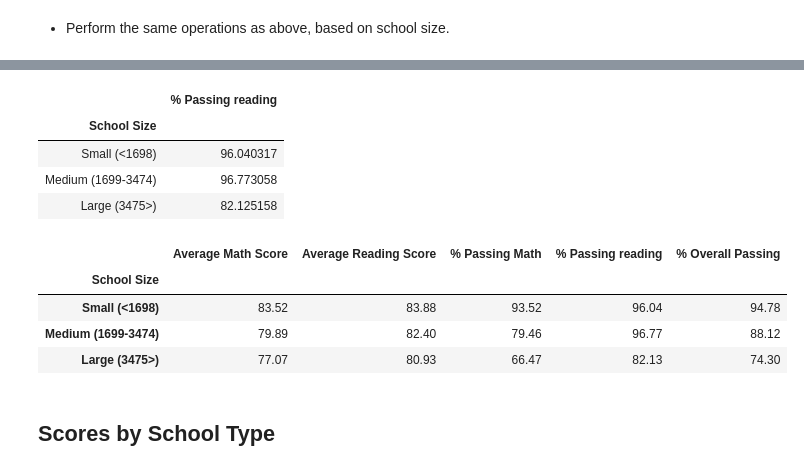
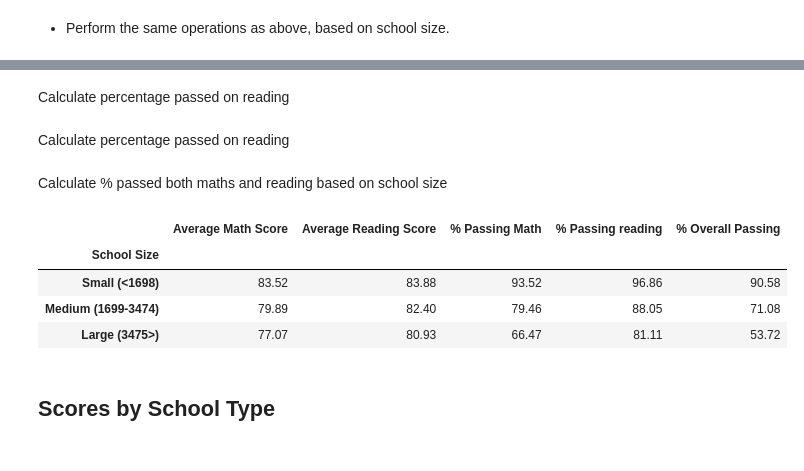
Before and after one commit to amilakanishka/pandas-challenge, a Jupyter notebook: PyCitySchools/PyCitySchools_starter.ipynb, the cells around one changed output, grey strips where cells are left out. Cells and saved outputs as stored; diff of their text form; code cells hidden in the pictures.

Commit message:
Update PyCitySchools_starter.ipynb
updated the overall calculation logic

```diff
--- a/PyCitySchools/PyCitySchools_starter.ipynb
+++ b/PyCitySchools/PyCitySchools_starter.ipynb
@@ -448,46 +397,53 @@ scores_by_size_ranged_df
+# %% [markdown]
+Calculate percentage passed on reading
 # %%
 total_students_maths_series = scores_by_size_grouped_df["math_score"].count()
 student_maths_passed_df = scores_by_size_df.loc[scores_by_size_df.math_score >= 70].groupby(["School Size"]).count()
 math_passed_series = student_maths_passed_df["math_score"]
 math_percentage_ranged_df = pd.DataFrame((math_passed_series/total_students_maths_series)*100)
 math_percentage_ranged_df = math_percentage_ranged_df.rename(columns={"math_score":"% Passing Math"})
+# %% [markdown]
+Calculate percentage passed on reading
 # %%
 total_students_reading_series = scores_by_size_grouped_df["reading_score"].count()
 student_readings_passed_df = scores_by_size_df.loc[scores_by_size_df.reading_score >= 70].groupby(["School Size"]).count()
 reading_passed_series = student_readings_passed_df["reading_score"]
 reading_percentage_ranged_df = pd.DataFrame((reading_passed_series/total_students_reading_series)*100)
 reading_percentage_ranged_df = reading_percentage_ranged_df.rename(columns={"reading_score":"% Passing reading"})
-reading_percentage_ranged_df
-# %% [output]
-|  | % Passing reading |
-| School Size |  |
-| Small (<1698) | 96.040317 |
-| Medium (1699-3474) | 96.773058 |
-| Large (3475>) | 82.125158 |
+# %% [markdown]
+Calculate % passed both maths and reading based on school size
 # %%
-overall_percentage_df = pd.DataFrame((math_percentage_ranged_df["% Passing Math"] + reading_percentage_ranged_df["% Passing reading"])/2,columns = ["% Overall Passing"])
+total_students_overall_series = scores_by_size_grouped_df["math_score"].count()
+overall_pass_df = scores_by_size_df.loc[(scores_by_size_df.math_score >= 70) & (scores_by_size_df.reading_score >= 70)].groupby(["School Size"]).count()
+overall_pass_series = overall_pass_df["math_score"]
+
+overall_percentage_df = pd.DataFrame((overall_pass_series/total_students_overall_series)*100)
+overall_percentage_df = overall_percentage_df.rename(columns = {
+    "math_score":"% Overall Passing"
+    })
+
 percentage_df=pd.merge(math_percentage_ranged_df,reading_percentage_ranged_df,on="School Size")
 percentage_df=pd.merge(percentage_df,overall_percentage_df,on="School Size")
 percentage_df=pd.merge(scores_by_size_ranged_df,percentage_df,on="School Size")
 percentage_df = percentage_df.rename(columns = {"math_score":"Average Math Score",
                       "reading_score" : "Average Reading Score"})
 
 format_dict_scores = {
     "Average Math Score":"{:,.2f}",
     "Average Reading Score":"{:,.2f}",
     "% Passing Math":"{:,.2f}",
     "% Passing reading":"{:,.2f}",
     "% Overall Passing":"{:,.2f}"
     }
 
 percentage_df = percentage_df.style.format(format_dict_scores)
 percentage_df
 # %% [output]
 |  | Average Math Score | Average Reading Score | % Passing Math | % Passing reading | % Overall Passing |
 | School Size |  |  |  |  |  |
-| Small (<1698) | 83.52 | 83.88 | 93.52 | 96.04 | 94.78 |
-| Medium (1699-3474) | 79.89 | 82.40 | 79.46 | 96.77 | 88.12 |
-| Large (3475>) | 77.07 | 80.93 | 66.47 | 82.13 | 74.30 |
+| Small (<1698) | 83.52 | 83.88 | 93.52 | 96.86 | 90.58 |
+| Medium (1699-3474) | 79.89 | 82.40 | 79.46 | 88.05 | 71.08 |
+| Large (3475>) | 77.07 | 80.93 | 66.47 | 81.11 | 53.72 |
 # %% [markdown]
 ## Scores by School Type
 # %% [markdown]
```
Also changed, not shown: parts of 26 cells of this notebook.
